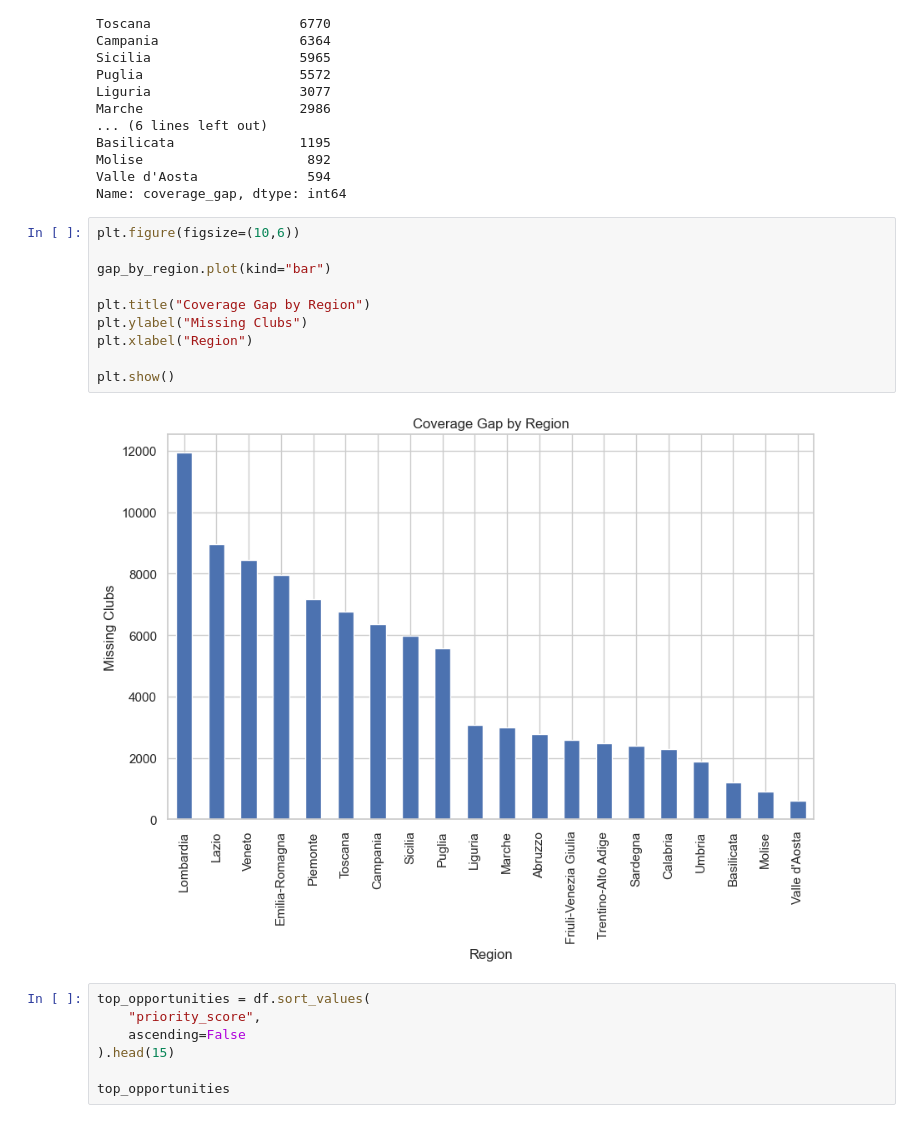
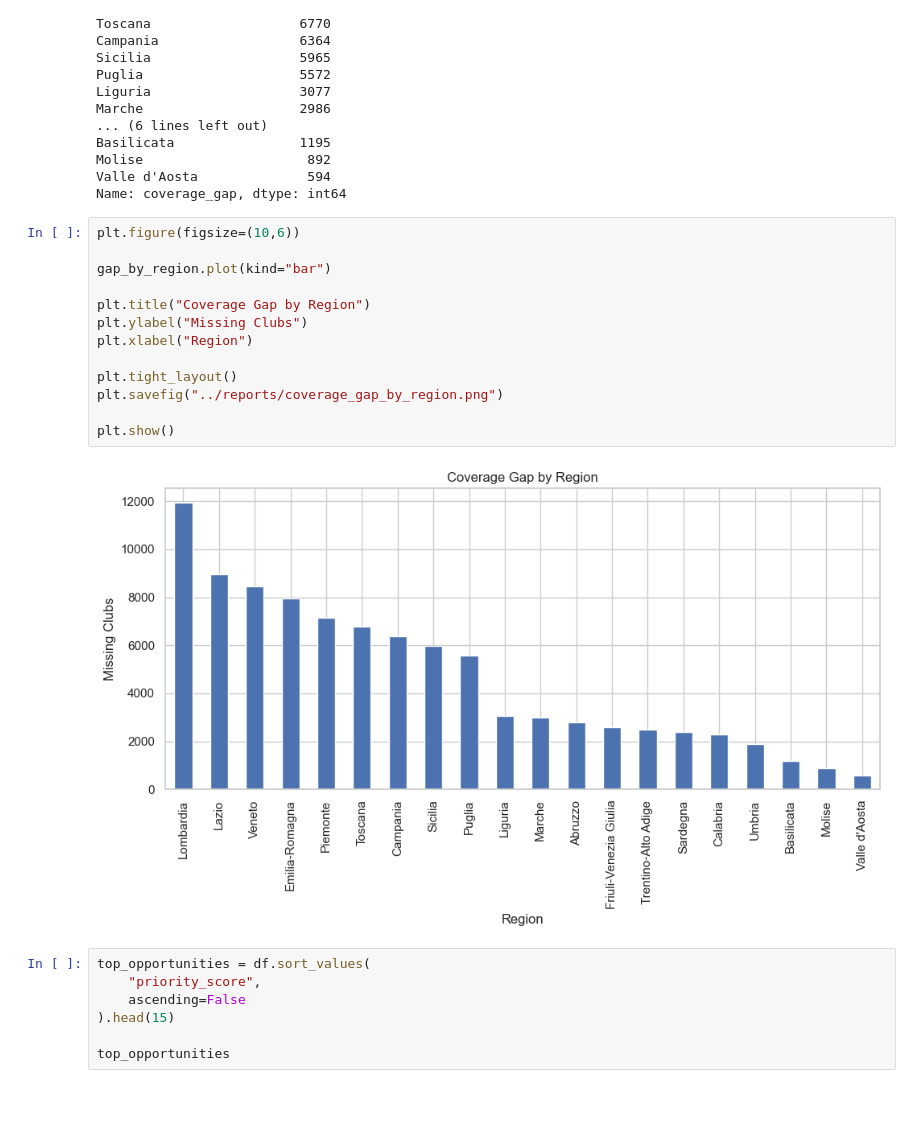
Before and after one commit to aleattene/sports-platform-coverage-gap-analysis, a Jupyter notebook: notebooks/03_coverage_gap_analysis.ipynb, the cells around one changed output. Cells and saved outputs as stored; diff of their text form.

Commit message:
docs: add analysis charts

```diff
--- a/notebooks/03_coverage_gap_analysis.ipynb
+++ b/notebooks/03_coverage_gap_analysis.ipynb
@@ -178,15 +182,18 @@ Name: coverage_gap, dtype: int64
 # %%
 plt.figure(figsize=(10,6))
 
 gap_by_region.plot(kind="bar")
 
 plt.title("Coverage Gap by Region")
 plt.ylabel("Missing Clubs")
 plt.xlabel("Region")
 
+plt.tight_layout()
+plt.savefig("../reports/coverage_gap_by_region.png")
+
 plt.show()
 # %% [output]
-[figure, old version]
+[figure, new version]
 # %%
 top_opportunities = df.sort_values(
     "priority_score",
```
Also changed, not shown: parts of 2 cells of this notebook, 3 other files.
